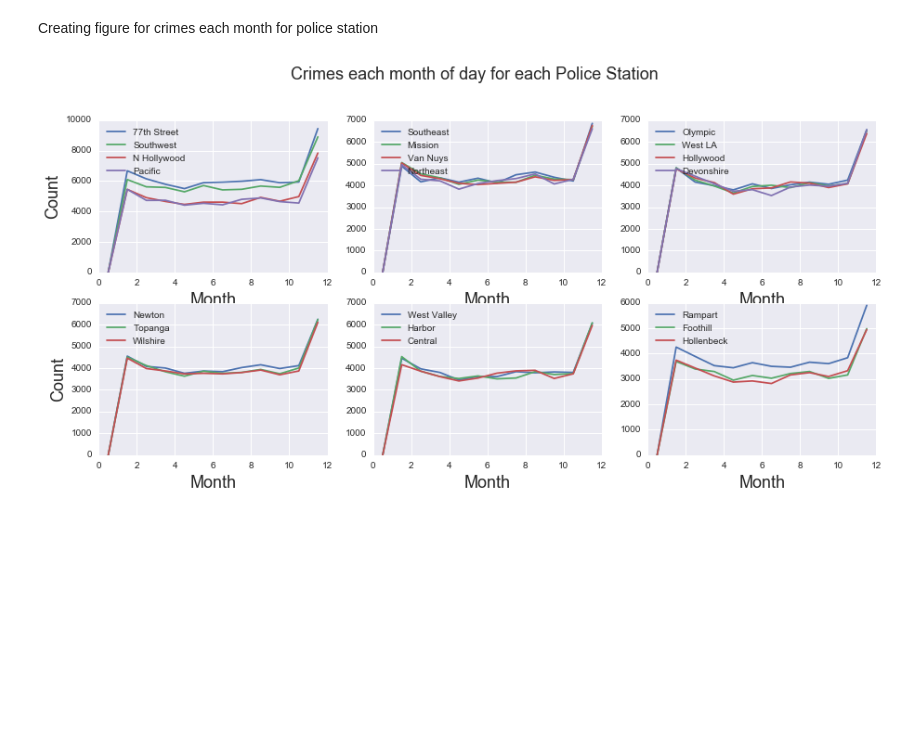
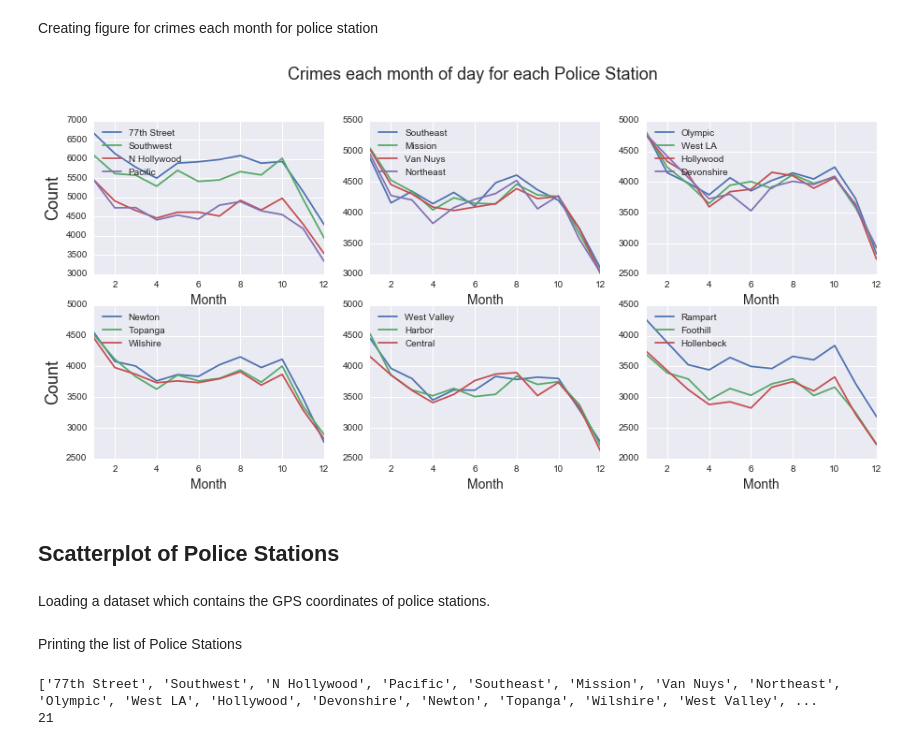
Before and after one commit to Santana9937/NewMet-Data-Data-Science-Bootcamp, a Jupyter notebook: Exploring LA Crime Data.ipynb, the cells around one changed output. Cells and saved outputs as stored; diff of their text form; code cells hidden in the pictures; blank space fills up the shorter version.

```diff
--- a/Exploring LA Crime Data.ipynb
+++ b/Exploring LA Crime Data.ipynb
@@ -138,6 +207,7 @@ for i, crime in enumerate(crime_types_lst):
         plt.ylabel("Count", fontsize=18)
     # Adding a legend
     plt.legend(loc = "upper left")
+    plt.xlim((0.0,24.0))
 
 # Plotting a title for the entire figure
 plt.hold(False)
@@ -152,8 +222,10 @@ plt.savefig("crime_type_vs_hour_of_day.png", bbox_inches="tight")
 # %% [markdown]
 Setting up the bin endges and bin mid points. Bin edges will be for each month, 1 to 12, in steps of 1. The bin midpoints will be at the middle of each bin.
 # %%
-bin_edges_month = np.arange(0.0,12.0+1.0,1.0)
-bin_mid_pts_month = ( (bin_edges_month[0]+bin_edges_month[1])/2.0 + bin_edges_month )[:-1]
+bin_edges_month = np.arange(1.0,13.0+1.0,1.0)
+bin_mid_pts_month = bin_edges_month[:-1]
+#print bin_edges_month
+#print bin_mid_pts_month
 # %% [markdown]
 Creating figure for crime type for each month.
 # %%
@@ -175,7 +247,7 @@ for i, crime in enumerate(crime_types_lst):
         plt.ylabel("Count", fontsize=18)
     # Adding a legend
     plt.legend(loc = "upper left")
-    plt.xlim((0.0,12.0))
+    plt.xlim((1.0,12.0))
 
 # Plotting a title for the entire figure
 plt.hold(False)
@@ -232,6 +303,7 @@ for i, station in enumerate(pol_station_lst):
         plt.ylabel("Count", fontsize=18)
     # Adding a legend
     plt.legend(loc = "upper left")
+    plt.xlim((0.0,24.0))
 
 # Plotting a title for the entire figure
 plt.hold(False)
@@ -248,29 +320,33 @@ Creating figure for crimes each month for police station
 # %%
 plt.figure(figsize=(15,10))
 # Looping over all the crimes
 for i, station in enumerate(pol_station_lst):
 
     # Binning the data of each crime into a histogram
     y_vals = np.histogram(crime_data[ crime_data[ "area_name" ] == station ]["month"].values, bins=bin_edges_month)[0]
 
     # Plotting each crime over time
     plt.subplot(3,3,curr_sub_plot_num_pol_station(i))
     plt.hold(True)
     plt.plot(bin_mid_pts_month, y_vals, label = pol_station_lst[i] )
-    plt.xlabel("Month", fontsize=18)
+    plt.xlabel("Month", fontsize=14)
 
     # Only plotting the y-label for the left-most plots
     if curr_sub_plot_num_pol_station(i)==1 or curr_sub_plot_num_pol_station(i)==4:
         plt.ylabel("Count", fontsize=18)
     # Adding a legend
     plt.legend(loc = "upper left")
-    plt.xlim((0.0,12.0))
+    plt.xlim((1.0,12.0))
 
 # Plotting a title for the entire figure
 plt.hold(False)
 plt.suptitle("Crimes each month of day for each Police Station",  fontsize=18)
 
 # Saving the figure
 plt.savefig("police_station_vs_month.png", bbox_inches="tight")
 # %% [output]
-[figure, old version]
+[figure, new version]
+# %% [markdown]
+## Scatterplot of Police Stations
+# %% [markdown]
+Loading a dataset which contains the GPS coordinates of police stations.
@@ -276,0 +355,8 @@ plt.savefig("police_station_vs_month.png", bbox_inches="tight")
+# %% [markdown]
+Printing the list of Police Stations
+# %%
+print pol_station_lst
+print len(pol_station_lst)
+# %% [output]
+['77th Street', 'Southwest', 'N Hollywood', 'Pacific', 'Southeast', 'Mission', 'Van Nuys', 'Northeast', 'Olympic', 'West LA', 'Hollywood', 'Devonshire', 'Newton', 'Topanga', 'Wilshire', 'West Valley', ...
+21
```
Also changed, not shown: parts of 78 cells of this notebook.
